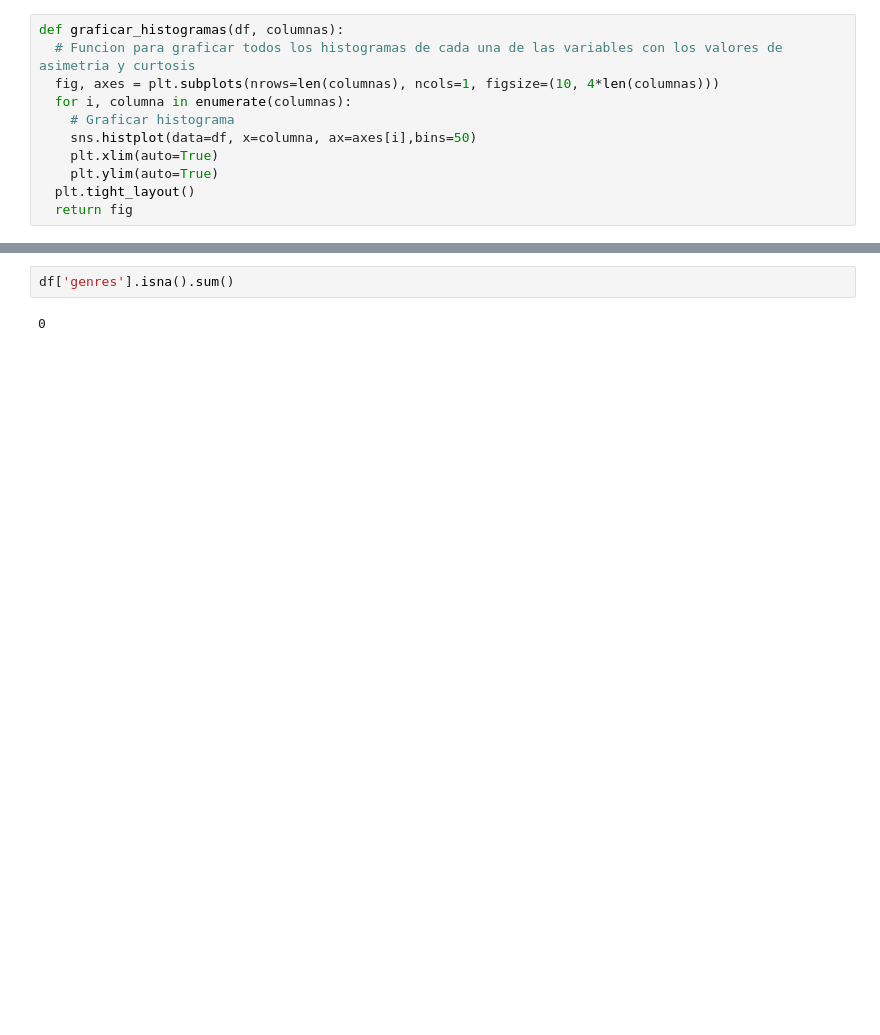
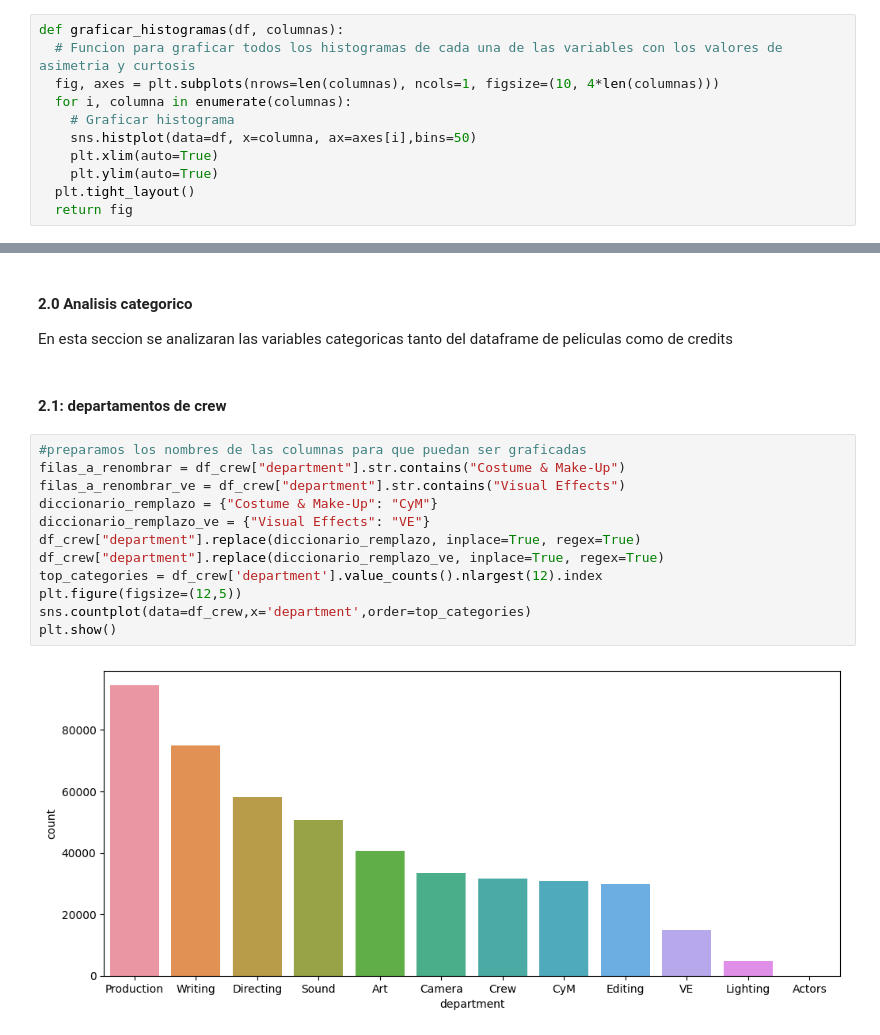
Before and after one commit to Pableren/Henry_proyectos, a Jupyter notebook: Eda.ipynb, the cells around one changed output, grey strips where cells are left out. Saved outputs shown, nothing was run; the diff lists cells and outputs as text; blank space fills up the shorter version.

```diff
--- a/Eda.ipynb
+++ b/Eda.ipynb
@@ -83,4 +101,20 @@ hist = graficar_histogramas(df_numeric,df_numeric.columns)
-# %%
-df['genres'].isna().sum()
-# %% [output]
-0
+# %% [markdown]
+#### 2.0 Analisis categorico
+
+En esta seccion se analizaran las variables categoricas tanto del dataframe de peliculas como de credits
+# %% [markdown]
+#### 2.1: departamentos de crew
+# %%
+#preparamos los nombres de las columnas para que puedan ser graficadas
+filas_a_renombrar = df_crew["department"].str.contains("Costume & Make-Up")
+filas_a_renombrar_ve = df_crew["department"].str.contains("Visual Effects")
+diccionario_remplazo = {"Costume & Make-Up": "CyM"}
+diccionario_remplazo_ve = {"Visual Effects": "VE"}
+df_crew["department"].replace(diccionario_remplazo, inplace=True, regex=True)
+df_crew["department"].replace(diccionario_remplazo_ve, inplace=True, regex=True)
+top_categories = df_crew['department'].value_counts().nlargest(12).index
+plt.figure(figsize=(12,5))
+sns.countplot(data=df_crew,x='department',order=top_categories)
+plt.show()
+# %% [output]
+[figure, added]
```
Also changed, not shown: parts of 34 cells of this notebook, 2 other files.
